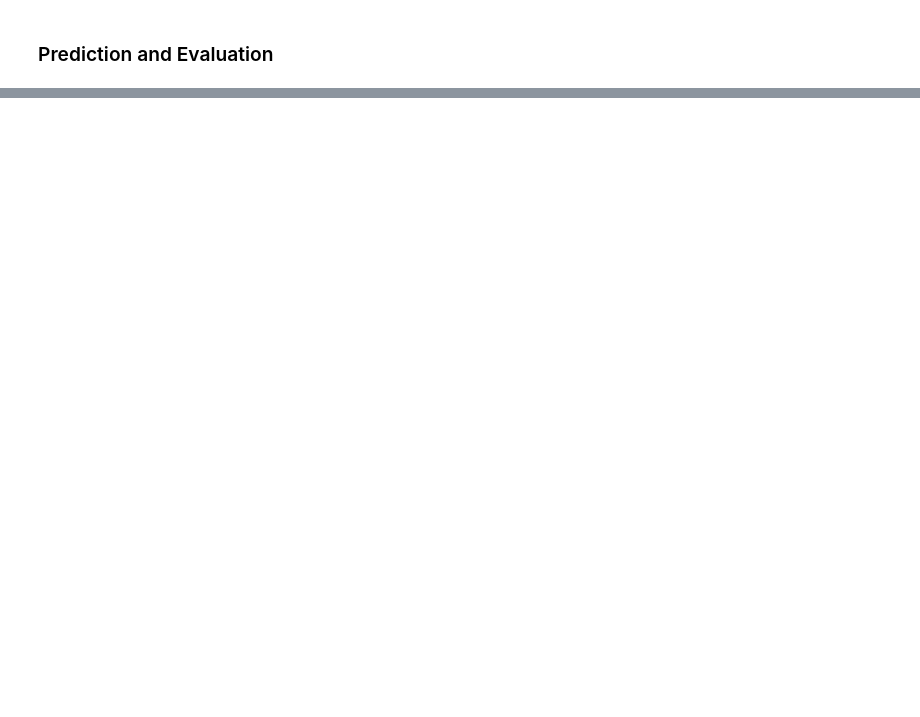
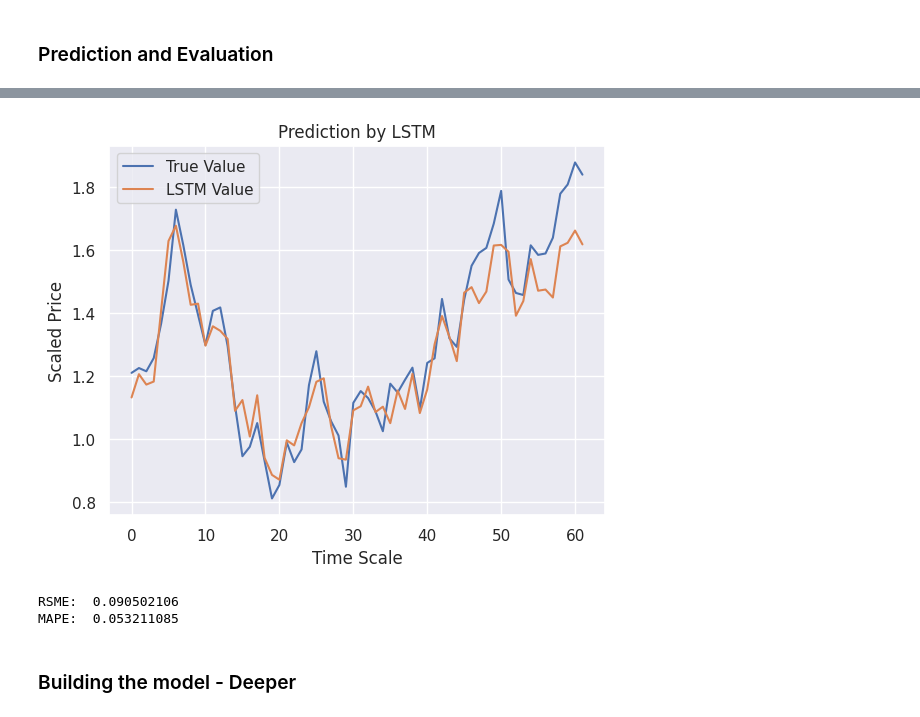
Before and after one commit to NNtorvas/ValueInvestor, a Jupyter notebook: ValueInvestor_notebook.ipynb, the cells around one changed output, grey strips where cells are left out. Saved outputs shown, nothing was run; the diff lists cells and outputs as text; code cells hidden in the pictures; blank space fills up the shorter version.

```diff
--- a/ValueInvestor_notebook.ipynb
+++ b/ValueInvestor_notebook.ipynb
@@ -219,0 +204,13 @@ for train_index, test_index in timesplit.split(feature_transform2021):
+# %%
+# Splitting to Training set and Test set
+X1, y1 = lstm_split(X_ft.values, n_steps=2)
+
+train_split = 0.8
+split_idx = int(np.ceil(len(X1)*train_split))
+date_index = X_ft.index
+
+X_train, X_test = X1[:split_idx], X1[split_idx:]
+y_train, y_test = y1[:split_idx], y1[split_idx:]
+X_train_date, X_test_date = date_index[:split_idx], date_index[split_idx:]
+
+print(X1.shape, X_train.shape, X_test.shape, y_test.shape)
@@ -234,12 +225,9 @@ Once the training and test sets are finalized, we will input the data into the L
 # %%
-# Building the LSTM Model
+# Building the LSTM Model - Base
 lstm = Sequential()
-
-lstm.add(LSTM(100, input_shape=(1, trainX.shape[1]), activation='relu', return_sequences=True))
-
-lstm.add(LSTM(units=100,return_sequences=True))
-
-#lstm.add(Dense(1))
+lstm.add(LSTM(32, input_shape=(X_train.shape[1], X_train.shape[2]),
+              activation='relu', return_sequences=True))
+lstm.add(Dense(1))
 lstm.compile(loss='mean_squared_error', optimizer='adam')
-plot_model(lstm, show_shapes=True, show_layer_names=True)
+lstm.summary()
 # %% [output]
@@ -247,5 +248,7 @@ plot_model(lstm, show_shapes=True, show_layer_names=True)
 # %%
 # Model Training
-history=lstm.fit(X_train, y_train, epochs=100, batch_size=32, verbose=1, shuffle=False)
+history=lstm.fit(X_train, y_train,
+                 epochs=100, batch_size=4,
+                 verbose=2, shuffle=False)
 # %% [output]
 Epoch 1/100
@@ -274,0 +278,21 @@ y_pred= lstm.predict(X_test)
+# %%
+# Predicted vs True Price Value – LSTM
+plt.plot(y_test, label='True Value')
+plt.plot(y_pred[:,-1,:], label='LSTM Value')
+plt.title('Prediction by LSTM')
+plt.xlabel('Time Scale')
+plt.ylabel('Scaled Price')
+plt.legend()
+plt.show()
+# %% [output]
+[figure, added]
+# %%
+rmse = mean_squared_error(y_test, y_pred[:,-1,:], squared=False)
+mape = mean_absolute_percentage_error(y_test, y_pred[:,-1,:])
+print('RSME: ', rmse)
+print('MAPE: ', mape)
+# %% [output]
+RSME:  0.090502106
+MAPE:  0.053211085
+# %% [markdown]
+### Building the model - Deeper
```
Also changed, not shown: parts of 26 cells of this notebook.
